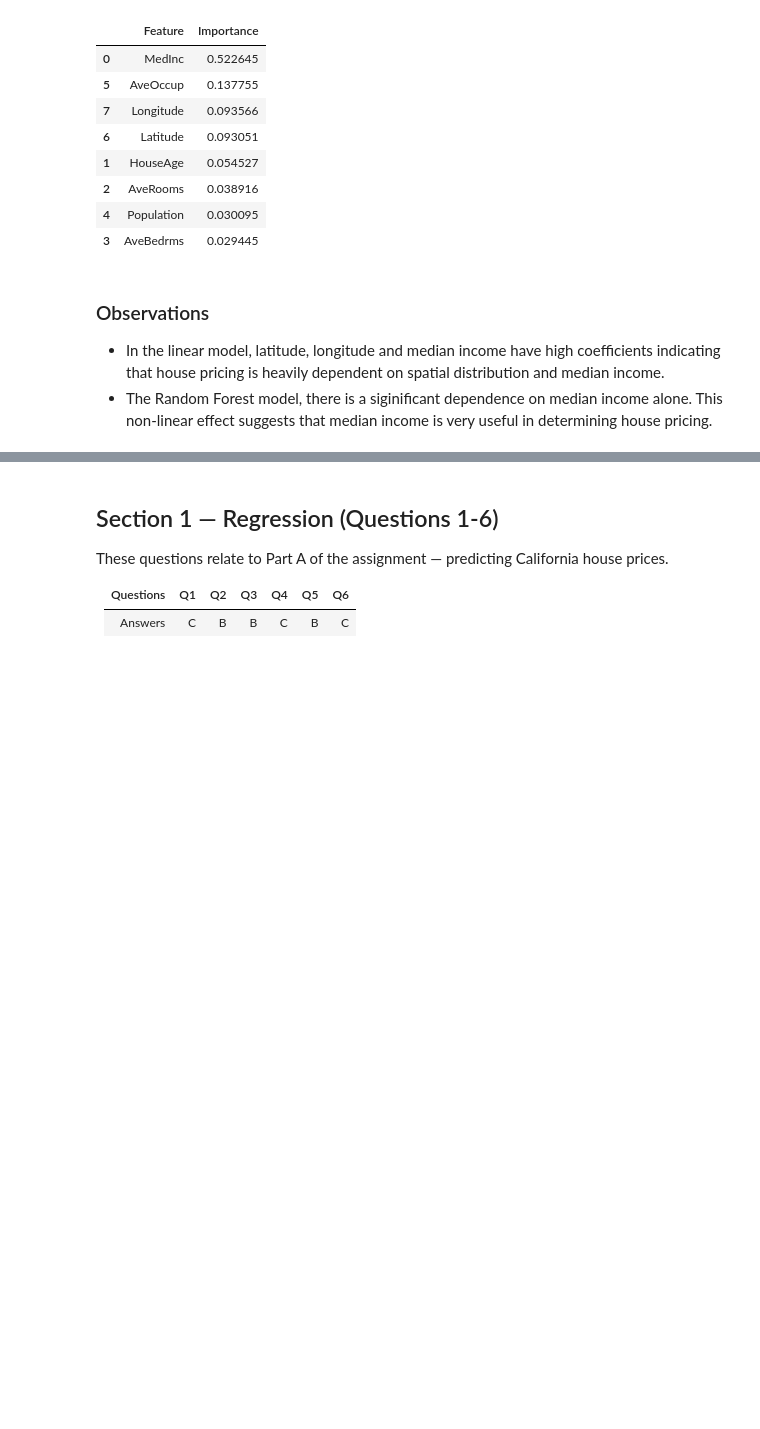
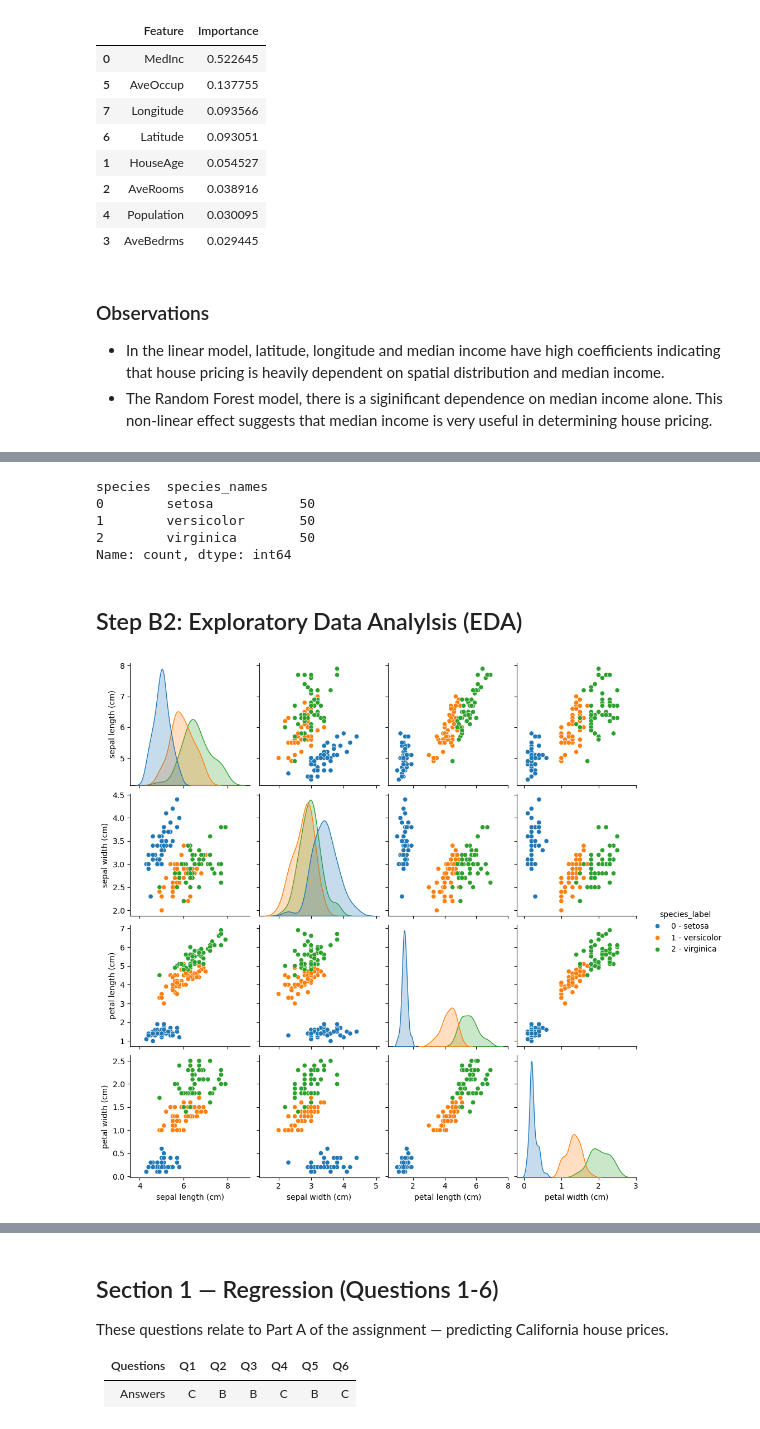
Before and after one commit to MrBQuantized/ai-ml-techyjaunt, a Jupyter notebook: 05_module-supervised-classification/assignment/Onoh_Blessing_Assignment4.ipynb, the cells around one changed output, grey strips where cells are left out. Saved outputs shown, nothing was run; the diff lists cells and outputs as text; code cells hidden in the pictures; blank space fills up the shorter version.

```diff
--- a/05_module-supervised-classification/assignment/Onoh_Blessing_Assignment4.ipynb
+++ b/05_module-supervised-classification/assignment/Onoh_Blessing_Assignment4.ipynb
@@ -718,0 +462,13 @@ plt.show()
+# %%
+# Load the Iris dataset
+iris = load_iris()
+
+X = iris.data # Add the feature data to the DataFrame
+y = iris.target # Add the target variable to the DataFrame
+
+# Create a DataFrame from the Iris dataset
+df_iris = pd.DataFrame(X, columns=iris.feature_names)
+
+# Add the target variable to the DataFrame
+df_iris['species'] = y
+df_iris['species_names'] = df_iris['species'].map(dict(enumerate(iris.target_names)))
@@ -718,0 +527,21 @@ plt.show()
+# %%
+# NUmber of Species
+df_iris[['species', 'species_names']].value_counts(ascending=False)
+# %% [output]
+species  species_names
+0        setosa           50
+1        versicolor       50
+2        virginica        50
+Name: count, dtype: int64
+# %% [markdown]
+## Step B2: Exploratory Data Analylsis (EDA)
+# %%
+# Visualize the species clusters based on their features
+df_iris['species_label'] = (
+    df_iris['species'].astype(str) + ' - ' +
+    df_iris['species_names']
+)
+sns.pairplot(df_iris, vars=iris.feature_names, hue='species_label', palette='tab10')
+plt.show()
+# %% [output]
+[figure, added]
```
Also changed, not shown: parts of 79 cells of this notebook, 4 other files.
